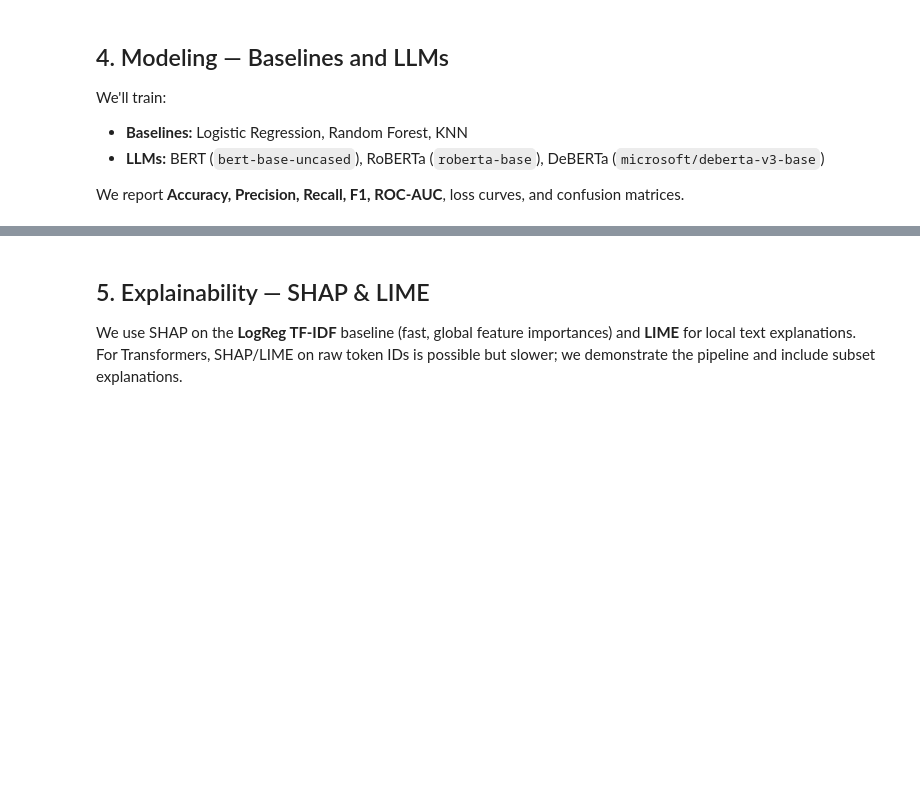
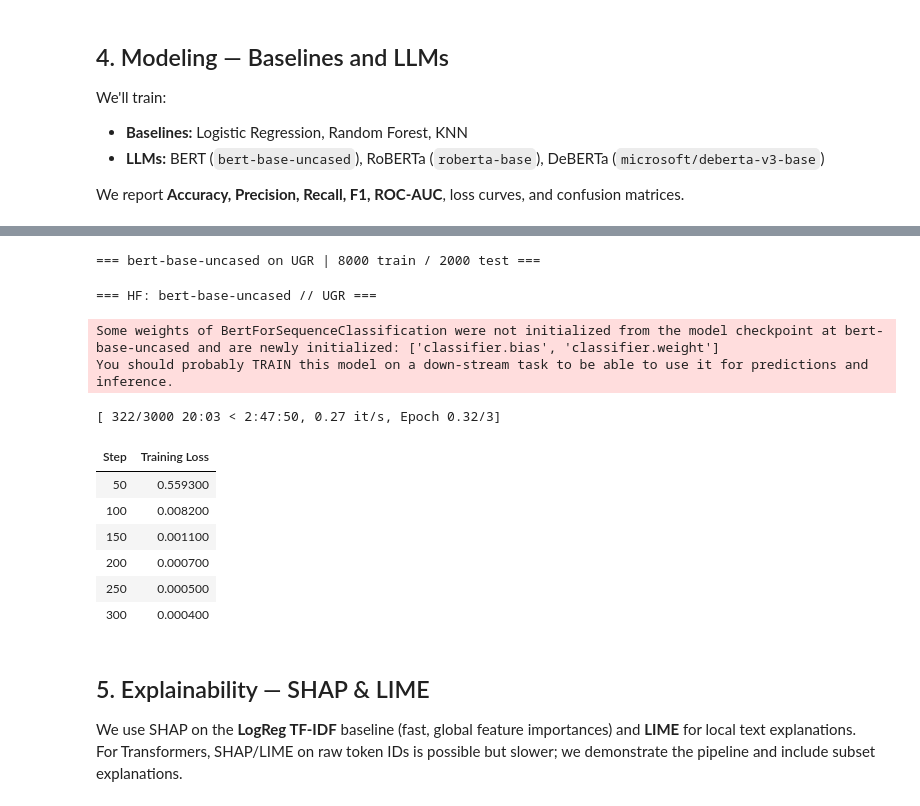
Before and after one commit to SeKiZo0/INF_791_Assignment_4, a Jupyter notebook: The_Cognito_Quartet_Notebook.ipynb, the cells around one changed output, grey strips where cells are left out. Drawn from its saved outputs; the diff is of its cells as text; code cells hidden in the pictures; blank space fills up the shorter version.

Commit message:
Updated LLM Model

```diff
--- a/The_Cognito_Quartet_Notebook.ipynb
+++ b/The_Cognito_Quartet_Notebook.ipynb
@@ -85,8 +86,8 @@ from lime.lime_text import LimeTextExplainer
 # %%
 
 # Paths
-DATA_UGR = Path("/mnt/data/UGRansome.csv")
-DATA_PM  = Path("/mnt/data/PM.csv")
+DATA_UGR = Path("./mnt/data/UGRansome.csv")
+DATA_PM  = Path("./mnt/data/PM.csv")
 
 OUT_DIR = Path("./artifacts")
 OUT_DIR.mkdir(parents=True, exist_ok=True)
@@ -470,24 +790,77 @@ def train_hf(model_name, Xtr, ytr, Xte, yte, epochs=3, bs=16, lr=2e-5, title="UG
 # %%
+import sys, traceback, time, numpy as np, pandas as pd, gc
+
+# --- Preflight: do we have everything we need? ---
+needed = ["train_hf","Xtr_ugr","ytr_ugr","Xte_ugr","yte_ugr","Xtr_pm","ytr_pm","Xte_pm","yte_pm"]
+missing = [n for n in needed if n not in globals() or globals()[n] is None]
+if missing:
+    raise RuntimeError(f"Missing objects before LLM loop: {missing}. "
+                       f"Re-run the preprocessing/split and train_hf cells.")
+
+def _m(d, key, default=np.nan):
+    # metric getter that tolerates different HF versions
+    if d is None:
+        return default
+    if key in d:
+        return d[key]
+    # fallback: HF often prefixes metrics with 'eval_'
+    k2 = key if key.startswith("eval_") else ("eval_" + key)
+    return d.get(k2, default)
 
 LLM_MODELS = [
     "bert-base-uncased",
     "roberta-base",
-    "microsoft/deberta-v3-base"
+    "microsoft/deberta-v3-base",
+    # If you want a quick smoke test, uncomment tiny models:
+    # "prajjwal1/bert-tiny",
+    # "sshleifer/tiny-distilroberta-base",
 ]
 
+rows = []
 llm_results = {}
+t0_all = time.time()
 
 for model_name in LLM_MODELS:
-    llm_results[(model_name, "UGR")] = train_hf(model_name, Xtr_ugr, ytr_ugr, Xte_ugr, yte_ugr, title="UGR")
-    gc.collect()
-    llm_results[(model_name, "PM")]  = train_hf(model_name, Xtr_pm,  ytr_pm,  Xte_pm,  yte_pm,  title="PM")
-    gc.collect()
+    for ds_name, pack in [("UGR",(Xtr_ugr,ytr_ugr,Xte_ugr,yte_ugr)),
+                          ("PM", (Xtr_pm, ytr_pm, Xte_pm, yte_pm))]:
+        Xtr, ytr, Xte, yte = pack
+        print(f"\n=== {model_name} on {ds_name} | {len(Xtr)} train / {len(Xte)} test ===")
+        try:
+            res = train_hf(model_name, Xtr, ytr, Xte, yte, title=ds_name, bs=8)
+            llm_results[(model_name, ds_name)] = res
 
-pd.DataFrame([
-    {"model": m, "dataset": d, "acc": r["metrics"]["eval_accuracy"],
-     "f1": r["metrics"]["eval_f1"], "roc_auc": r["roc_auc"], "time_s": r["time_s"]}
-    for (m,d), r in llm_results.items()
-])
+            metrics = res.get("metrics", {})
+            rows.append({
+                "model": model_name,
+                "dataset": ds_name,
+                "acc": _m(metrics, "accuracy"),
+                "f1":  _m(metrics, "f1"),
+                "roc_auc": res.get("roc_auc", np.nan),
+                "time_s": float(res.get("time_s", np.nan)),
+            })
+        except Exception as e:
+            print(f"[ERROR] {model_name} on {ds_name}: {e.__class__.__name__}: {e}")
+            traceback.print_exc(limit=2)
+        finally:
+            gc.collect()
+
+elapsed = time.time() - t0_all
+results_df = pd.DataFrame(rows).sort_values(["dataset","f1"], ascending=[True, False]).reset_index(drop=True)
+print(f"\nFinished all runs in {elapsed:.1f}s")
+display(results_df if not results_df.empty else pd.DataFrame({"note":["No successful runs yet"]}))
+# %% [output]
+=== bert-base-uncased on UGR | 8000 train / 2000 test ===
+=== HF: bert-base-uncased // UGR ===
+Some weights of BertForSequenceClassification were not initialized from the model checkpoint at bert-base-uncased and are newly initialized: ['classifier.bias', 'classifier.weight']
+You should probably TRAIN this model on a down-stream task to be able to use it for predictions and inference.
+[ 322/3000 20:03 < 2:47:50, 0.27 it/s, Epoch 0.32/3]
+| Step | Training Loss |
+| 50 | 0.559300 |
+| 100 | 0.008200 |
+| 150 | 0.001100 |
+| 200 | 0.000700 |
+| 250 | 0.000500 |
+| 300 | 0.000400 |
 # %% [markdown]
 
 ## 5. Explainability — SHAP & LIME
```
Also changed, not shown: parts of 13 cells of this notebook.
